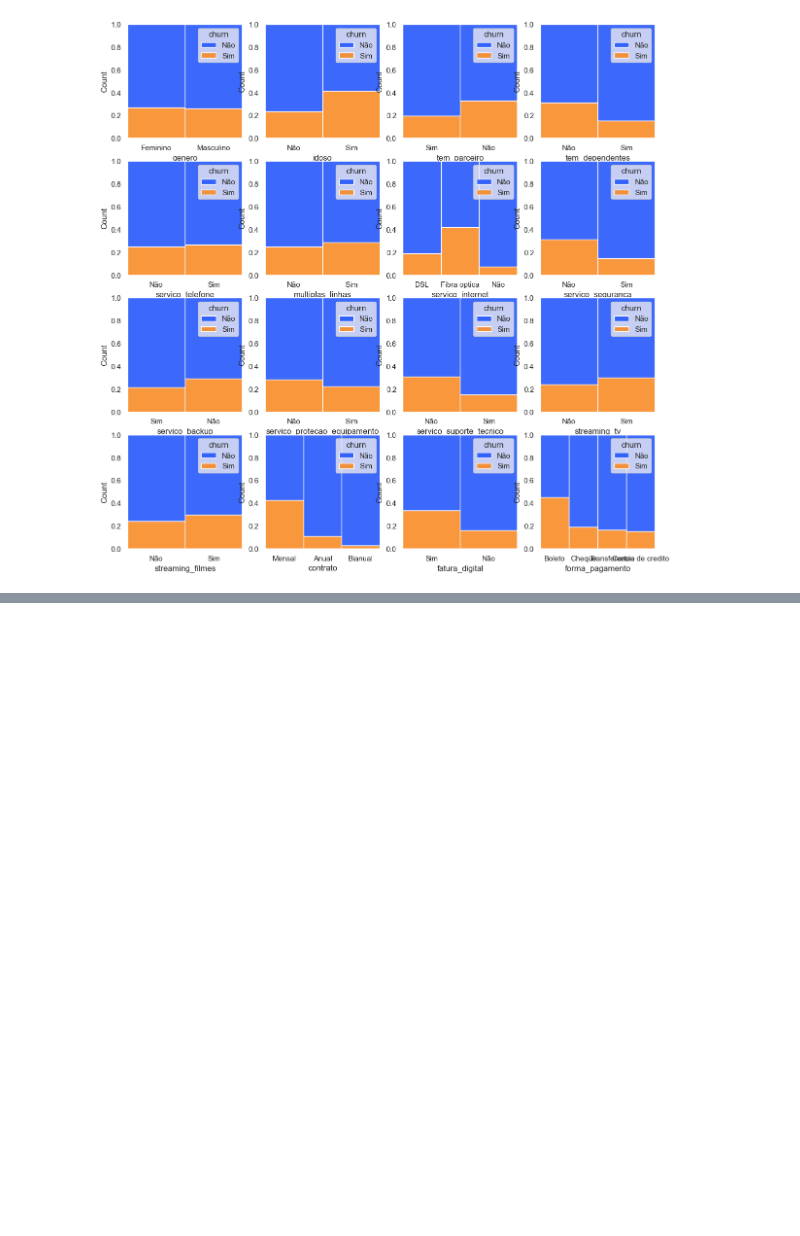
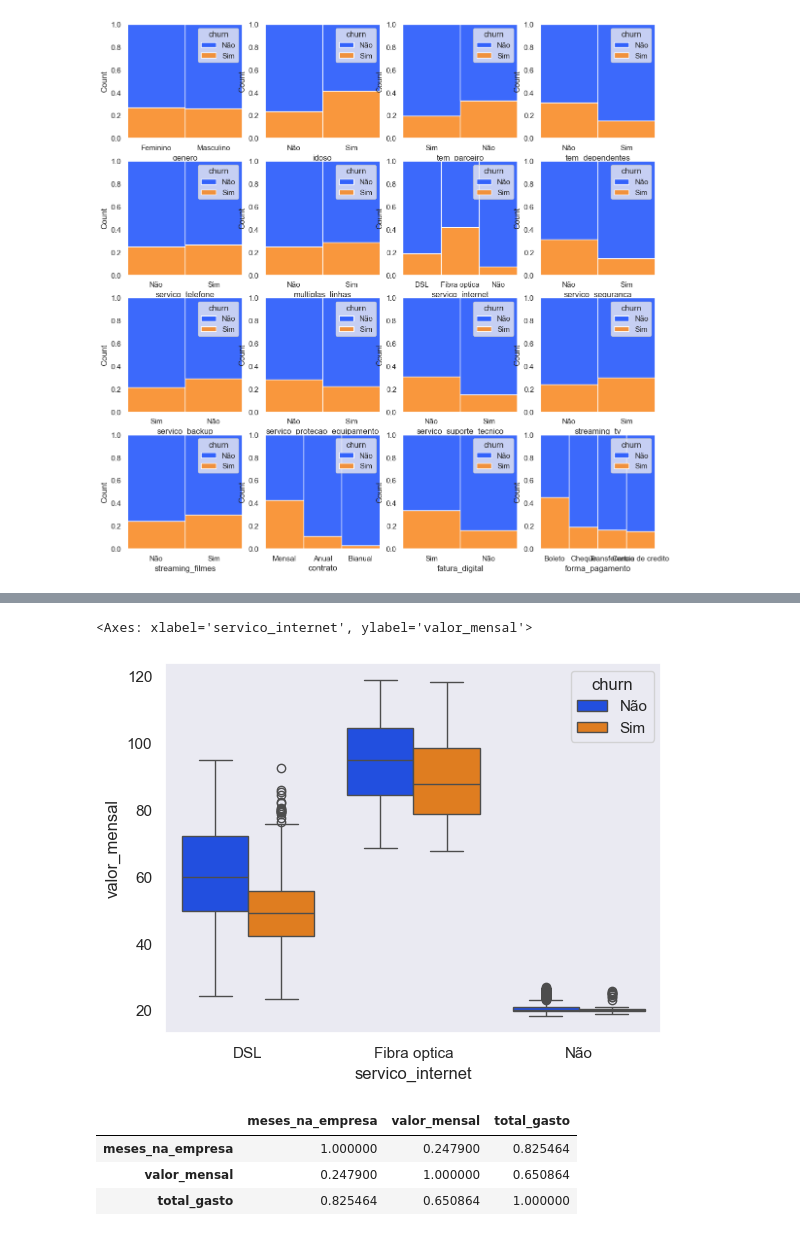
Before and after one commit to kiwsley/ciencia_de_dados, a Jupyter notebook: matplotlib_Searborn/introseabornpandas.ipynb, the cells around one changed output, grey strips where cells are left out. Saved outputs shown, nothing was run; the diff lists cells and outputs as text; code cells hidden in the pictures; blank space fills up the shorter version.

```diff
--- a/matplotlib_Searborn/introseabornpandas.ipynb
+++ b/matplotlib_Searborn/introseabornpandas.ipynb
@@ -268,0 +308,12 @@ plt.show()
+# %%
+sns.boxplot(x='servico_internet',y='valor_mensal', data=df_churn,hue='churn')
+# %% [output]
+<Axes: xlabel='servico_internet', ylabel='valor_mensal'>
+[figure, added]
+# %%
+df_churn.corr(numeric_only=True)
+# %% [output]
+|  | meses_na_empresa | valor_mensal | total_gasto |
+| meses_na_empresa | 1.000000 | 0.247900 | 0.825464 |
+| valor_mensal | 0.247900 | 1.000000 | 0.650864 |
+| total_gasto | 0.825464 | 0.650864 | 1.000000 |
```
Also changed, not shown: parts of 8 cells of this notebook.
